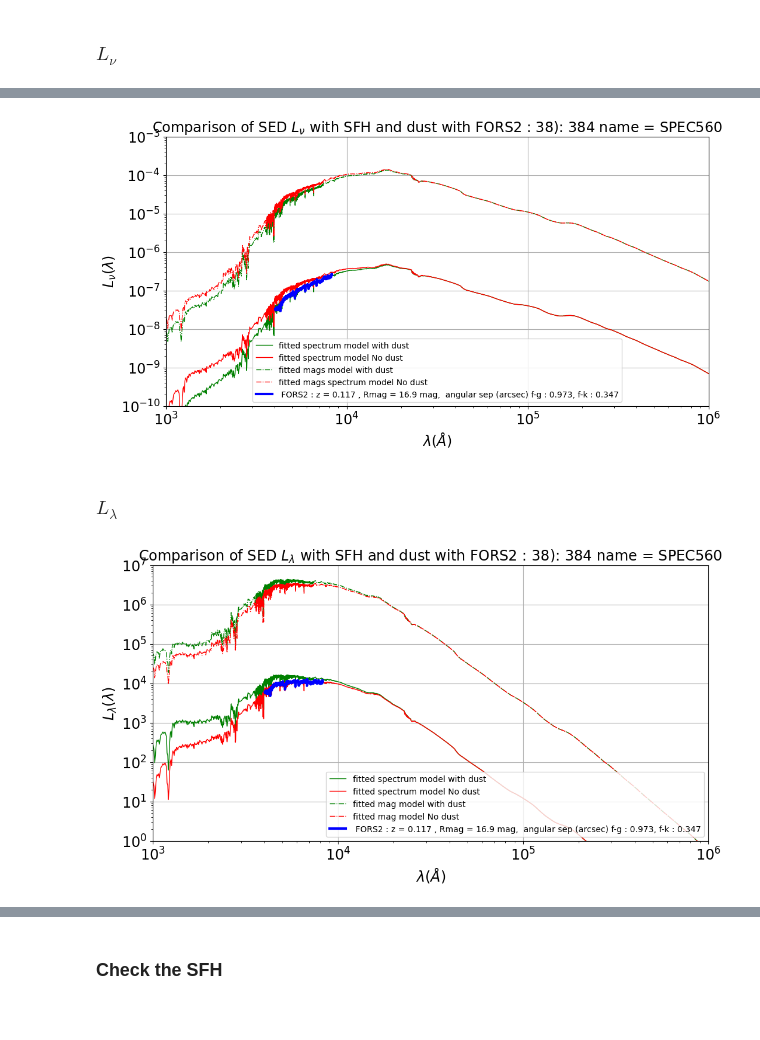
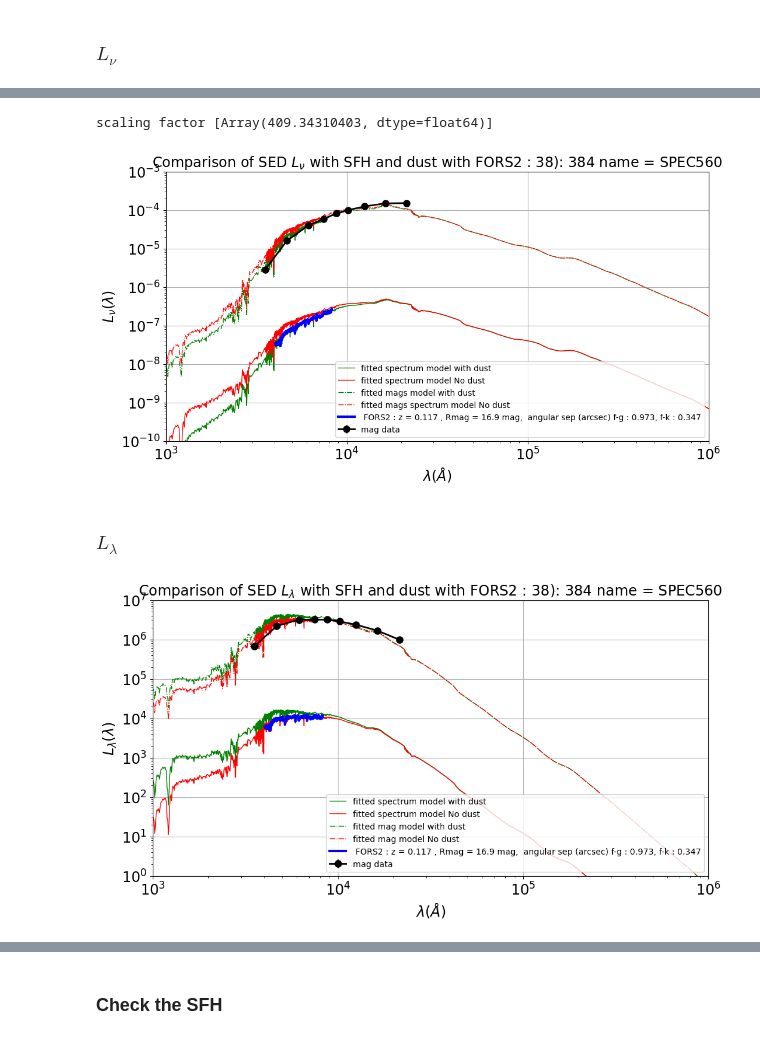
Before and after one commit to sylvielsstfr/Fors2ToStellarPopSynthesis, a Jupyter notebook: examples/examples_comparedatamodel/FitJAXOpt_SEDModel_OneDataSpectrumPhotom.ipynb, the cells around one changed output, grey strips where cells are left out. Saved outputs shown, nothing was run; the diff lists cells and outputs as text; code cells hidden in the pictures.

```diff
--- a/examples/examples_comparedatamodel/FitJAXOpt_SEDModel_OneDataSpectrumPhotom.ipynb
+++ b/examples/examples_comparedatamodel/FitJAXOpt_SEDModel_OneDataSpectrumPhotom.ipynb
@@ -1497,26 +1525,57 @@ Y_fit_nodust_m = mean_spectrum(ssp_data.ssp_wave, dict_params_fitted_nodust_m)
+# %%
+def lik_mag_flux(p,wls,flux_mags_measured, flux_sigma_mag_measured,xref,yref):
+    pred_flux = jnp.interp(wls,xref,yref)
+    resid = flux_mags_measured*p[0]-pred_flux
+    return 0.5*jnp.sum((resid/flux_sigma_mag_measured)** 2)
+# %%
+#list_name_f_sel
+#list_wlmean_f_sel
+#data_selected_mags
+#data_selected_magserr
+data_selected_mags_flux = jnp.array([ jnp.power(10,-0.4*m) for m in data_selected_mags ])
+data_selected_mags_flux_err = data_selected_magserr * data_selected_mags_flux
+# %%
+lbfgsb = jaxopt.ScipyBoundedMinimize(fun=lik_mag_flux, method="L-BFGS-B")
+p0 = [1.0]
+pmin = [0.00000001]
+pmax = [100000000.]
+res_p = lbfgsb.run(p0, bounds=(pmin,pmax), wls=list_wlmean_f_sel,
+                   flux_mags_measured=data_selected_mags_flux,
+                   flux_sigma_mag_measured = data_selected_mags_flux_err,
+                  xref = jnp.array(ssp_data.ssp_wave),
+                  yref = Y_fit_m)
+# %%
+print("scaling factor", res_p.params)
+# %% [output]
+scaling factor [Array(409.34310403, dtype=float64)]
+# %%
+data_selected_mags_flux *= res_p.params[0]
+data_selected_mags_flux_err *= res_p.params[0]
 # %%
 fig, ax = plt.subplots(1, 1)
 __=ax.loglog()
 __=ax.set_xlim(1e3,1e6)
 __=ax.set_ylim(1e-10,1e-3)
 ax.set_xlabel("$\lambda (\\AA)$")
 ax.set_ylabel("$L_\\nu(\lambda)$")
 
 ax.plot(ssp_data.ssp_wave,Y_fit_s,'-',color='green',lw=1,label="fitted spectrum model with dust")
 ax.plot(ssp_data.ssp_wave,Y_fit_nodust_s,'-',color='red',lw=1,label="fitted spectrum model No dust")
 
 ax.plot(ssp_data.ssp_wave,Y_fit_m,'-.',color='green',lw=1,label="fitted mags model with dust")
 ax.plot(ssp_data.ssp_wave,Y_fit_nodust_m,'-.',color='red',lw=1,label="fitted mags spectrum model No dust")
 
 ax.plot(Xspec_data,Yspec_data,'b-',lw=3,label=the_label_data)
 
+ax.errorbar(list_wlmean_f_sel , data_selected_mags_flux, yerr=data_selected_mags_flux_err,
+                marker='o', color="black",ecolor="black",markersize=8,lw=2,label="mag data")
 
 title = "Comparison of SED $L_\\nu$ with SFH and dust with " + title_data
 ax.set_title(title)
-ax.legend()
+ax.legend(loc="lower right")
 ax.grid()
 # %% [output]
-[figure, old version]
+[figure, new version]
 # %% [markdown]
 ### $L_\lambda$
 # %%
@@ -1543,14 +1604,15 @@ ax.plot(ssp_data.ssp_wave,YL_fit_m,'-.',color='red',lw=1,label="fitted mag model
 
 
 ax.plot(Xspec_data,YL,'b-',lw=3,label=the_label_data)
-
+ax.errorbar(list_wlmean_f_sel , YM, yerr=EYM,
+                marker='o', color="black",ecolor="black",markersize=8,lw=2,label="mag data")
 
 title = "Comparison of SED $L_\\lambda$ with SFH and dust with " + title_data
 ax.set_title(title)
 ax.legend(loc="lower right")
 ax.grid()
 # %% [output]
-[figure, old version]
+[figure, new version]
 # %%
 fig, ax = plt.subplots(1, 1)
 __=ax.loglog()
```
Also changed, not shown: parts of 8 cells of this notebook, 1 other file.
